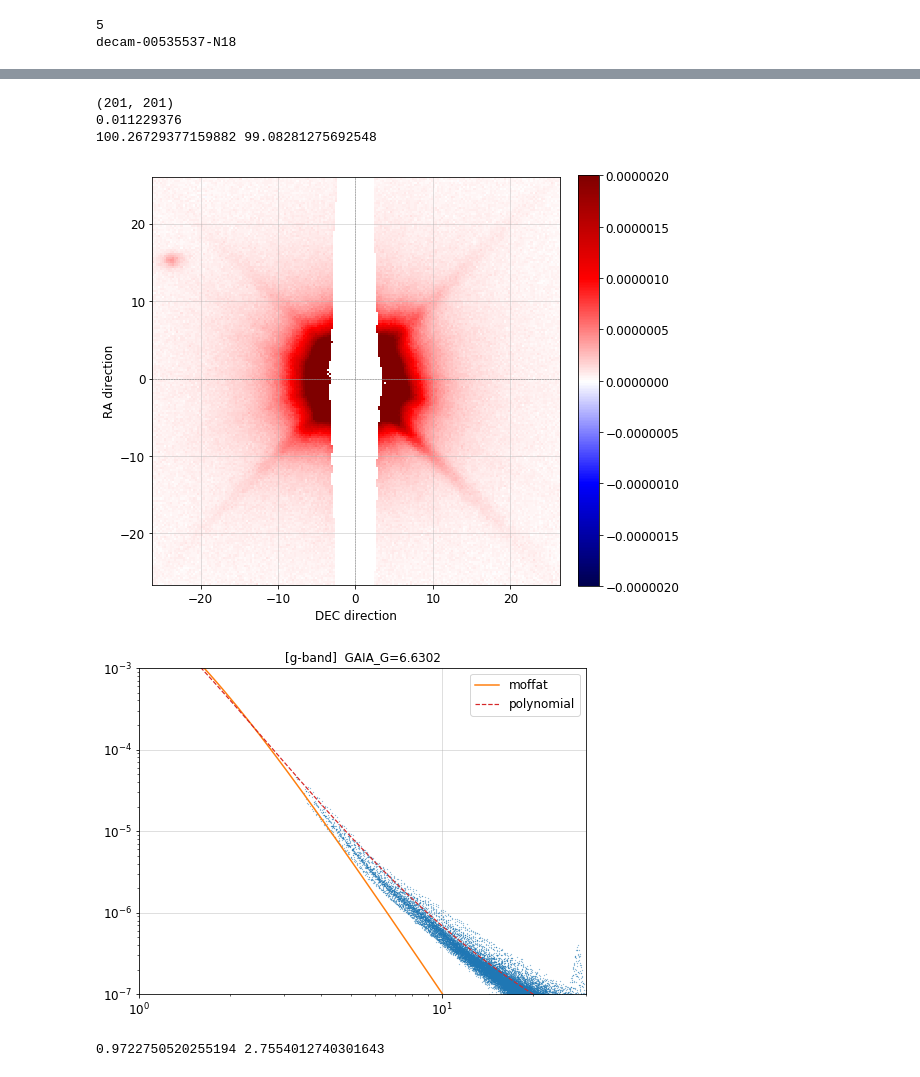
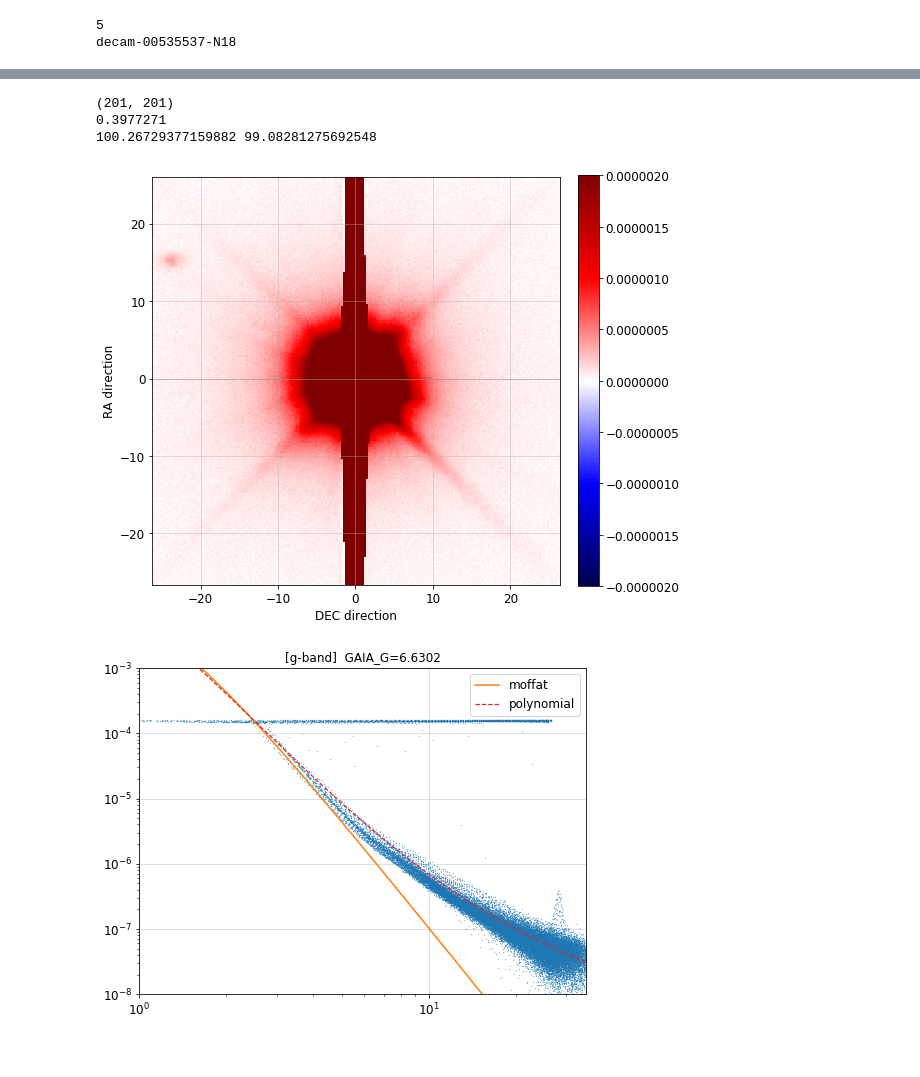
Before and after one commit to rongpu/desi-misc, a Jupyter notebook: bright_star_profiles/individual_ccds/individual_ccd_outcuts-bright_star.ipynb, the cells around one changed output, grey strips where cells are left out. Saved outputs shown, nothing was run; the diff lists cells and outputs as text; code cells hidden in the pictures.

```diff
--- a/bright_star_profiles/individual_ccds/individual_ccd_outcuts-bright_star.ipynb
+++ b/bright_star_profiles/individual_ccds/individual_ccd_outcuts-bright_star.ipynb
@@ -66,9 +66,22 @@ def get_frac_moffat(r, alpha, beta):
 def get_sb_moffat(r, alpha, beta):
     """
     Calculate the surface brightness of light at radius r of a Moffat profile.
+    The integral (i.e., total flux) is unity by definition.
     """
     i = (beta-1)/(np.pi * alpha**2)*(1 + (r/alpha)**2)**(-beta)
     return i
+
+def get_sb_double_moffat(r, alpha1, beta1, alpha2, beta2, frac1):
+    """
+    Calculate the surface brightness of light at radius r of the sum of two Moffat profiles.
+    The integral (i.e., total flux) ais unity by definition.
+    """
+    i = frac1 * (beta1-1)/(np.pi * alpha1**2)*(1 + (r/alpha1)**2)**(-beta1) \
+        + (1-frac1) * (beta2-1)/(np.pi * alpha2**2)*(1 + (r/alpha2)**2)**(-beta2)
+    return i
+
+get_sb_double_moffat_log = lambda r, alpha1, beta1, alpha2, beta2, frac1: \
+    np.log10(get_sb_double_moffat(r, alpha1, beta1, alpha2, beta2, frac1))
 # %%
 band = 'g'
 field = 'south'
@@ -334,13 +340,14 @@ fn = os.path.join(img_dir, fn_prefix+'-image.fits')
 hdulist = fits.open(fn)
 fn = os.path.join(img_dir, fn_prefix+'-weight.fits')
 weights = fits.open(fn)[1].data
+clean = weights>0
 
 img = hdulist[1].data
 print(img.shape)
 if np.abs(img.shape[0]-img.shape[1])>1:
     raise ValueError('bad image!')
 
-img[weights<=0] = np.nan
+# img[~clean] = np.nan
 # img = img.T # transpose so that the x-axis corresponds to RA
 
 # normalize to nanomaggie per pixel
@@ -358,38 +365,34 @@ ccdraoff, ccddecoff = -ccd1['ccdraoff'][ccd1_index], -ccd1['ccddecoff'][ccd1_ind
 
 ############ CANNOT DO USE THIS WHEN TRANSPOSED #############
 w = wcs.WCS(hdulist[1].header)
 xpixcenter, ypixcenter = w.wcs_world2pix([[ra, dec]], True)[0]
 print(xpixcenter, ypixcenter)
 ccddecoff += pixscale*(xpixcenter-(img.shape[1]/2+0.5))
 ccdraoff += pixscale*(ypixcenter-(img.shape[0]/2+0.5))
 
 xx, yy = xx - ccddecoff, yy - ccdraoff
 
 mask = np.isfinite(img.flatten())
 radius = np.sqrt(xx**2 + yy**2).flatten()[mask]
 flux = img.flatten()[mask]
 
 vrange = 0.000002
 ax = plot_cutout(img, pixscale, decraoff=[ccddecoff, ccdraoff], vmin=-vrange, vmax=vrange, axis_label=True)
 plt.show()
 
 plt.figure(figsize=(8, 6))
 plt.loglog(radius, flux, '.', ms=0.4)
 plt.loglog(radius_plot, psf_moffat_plot, '-', label='moffat')
 mask = radius_plot>0.5
 plt.loglog(radius_plot[mask], 10**(profile_fit(np.log10(radius_plot[mask]))), 'C3--', lw=1.2, label='polynomial')
-plt.axis([1, 30, 1e-7, 1e-3])
+plt.axis([1, 35, 1e-8, 1e-3])
 plt.grid(alpha=0.5)
 plt.title('['+band+'-band]  GAIA_G={:.4f}'.format(gaia['phot_g_mean_mag'][gaia_index]))
 plt.legend()
 plt.show()
 # %% [output]
 (201, 201)
-0.011229376
+0.3977271
 100.26729377159882 99.08281275692548
-[figure, old version]
+[figure, new version]
-[figure, old version]
+[figure, new version]
-# %%
-print(alpha, beta)
-# %% [output]
-0.9722750520255194 2.7554012740301643
```
Also changed, not shown: parts of 3 cells of this notebook, 1 other file.
